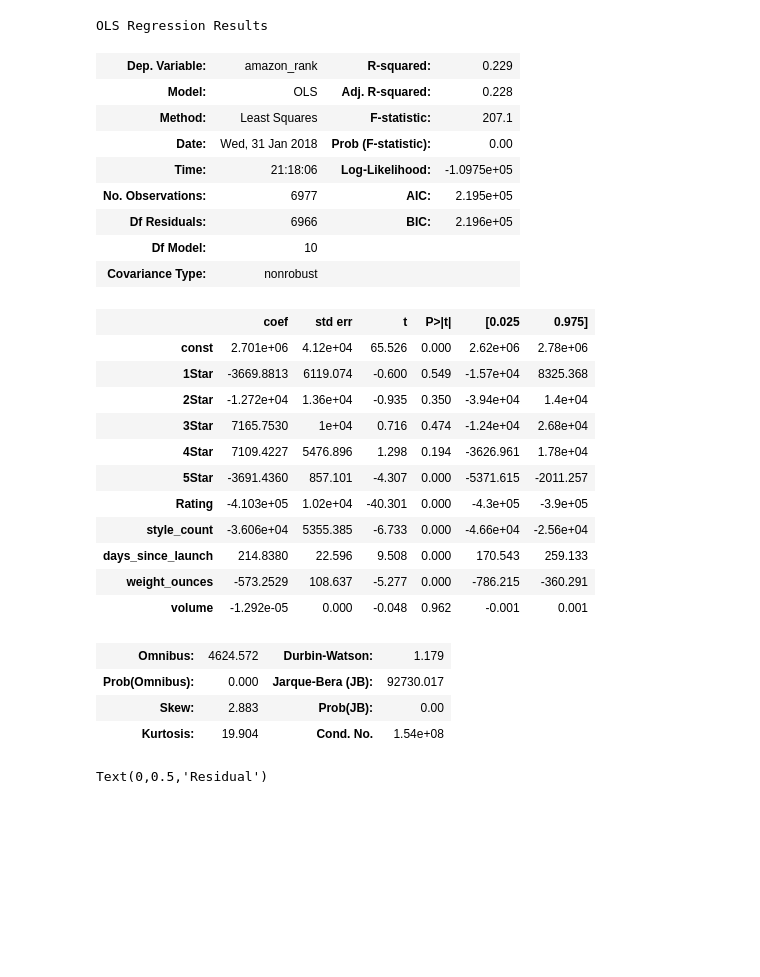
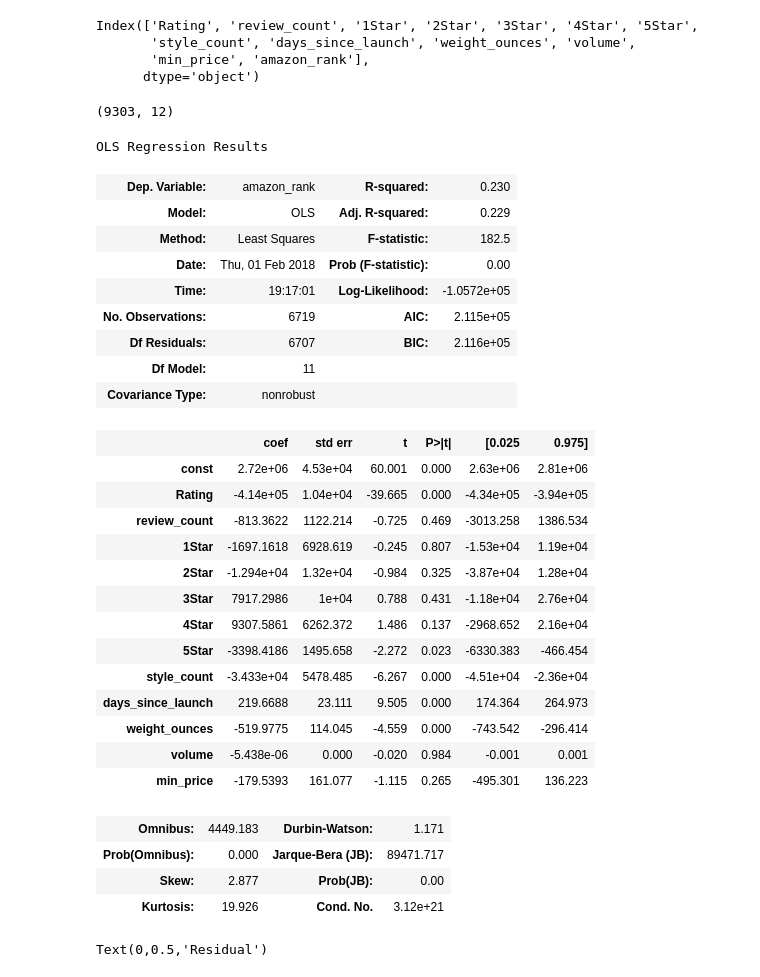
Before and after one commit to Ifeadewumi/metis_work, a Jupyter notebook: luther/Amazon_data_clean.ipynb, the cells around one changed output. Saved outputs shown, nothing was run; the diff lists cells and outputs as text; code cells hidden in the pictures; blank space fills up the shorter version.

```diff
--- a/luther/Amazon_data_clean.ipynb
+++ b/luther/Amazon_data_clean.ipynb
@@ -293,5 +274,3 @@ df.shape
 # %%
 # Set inverse rank
 # df['inverse_rank'] = 21112839 - df['amazon_rank']
-# %%
-df.drop(['index', 'Brand', 'Name', 'Url', 'styles', 'volume_dimensions', 'rank_category', 'asin', 'volume_unit', 'max_price'], axis=1, inplace=True)
@@ -313,0 +298,6 @@ dummy_df.head()
+# %%
+# Create new df with no unnecessary columns; Volume units are all inches, so it doesn't matter
+df_vol = df.drop(['index', 'Brand', 'Name', 'Url', 'styles', 'volume_dimensions', 'rank_category', 'asin', 'volume_unit', 'max_price'], axis=1).copy()
+
+# Create alternate df with no volume because too many NaN
+df_novol = df_vol.drop(['volume'], axis=1).copy()
@@ -314,2 +310,17 @@ dummy_df.head()
+# %%
+# Drop all rows with NaN values
+df_vol = df_vol.dropna()
+df_novol = df_novol.dropna()
+# %%
+df_vol.columns
+# %% [output]
+Index(['Rating', 'review_count', '1Star', '2Star', '3Star', '4Star', '5Star',
+       'style_count', 'days_since_launch', 'weight_ounces', 'volume',
+       'min_price', 'amazon_rank'],
+      dtype='object')
+# %%
+df_novol.shape
+# %% [output]
+(9303, 12)
 # %%
 # df.corr()
@@ -320,37 +327,40 @@ dummy_df.head()
 # %%
-X=dummy_df.loc[:,['1Star', '2Star', '3Star', '4Star', '5Star', 'Rating',
-       'style_count', 'days_since_launch', 'weight_ounces', 'volume']]
+X=df_vol.loc[:,['Rating', 'review_count', '1Star', '2Star', '3Star', '4Star', '5Star',
+       'style_count', 'days_since_launch', 'weight_ounces', 'volume',
+       'min_price']]
 
-y=dummy_df['amazon_rank']
+y=df_vol['amazon_rank']
 
 model = sm.OLS(y,sm.add_constant(X), missing="drop")
 results = model.fit()
 
 results.summary()
 # %% [output]
 OLS Regression Results
-| Dep. Variable: | amazon_rank | R-squared: | 0.229 |
-| Model: | OLS | Adj. R-squared: | 0.228 |
-| Method: | Least Squares | F-statistic: | 207.1 |
-| Date: | Wed, 31 Jan 2018 | Prob (F-statistic): | 0.00 |
-| Time: | 21:18:06 | Log-Likelihood: | -1.0975e+05 |
-| No. Observations: | 6977 | AIC: | 2.195e+05 |
-| Df Residuals: | 6966 | BIC: | 2.196e+05 |
-| Df Model: | 10 |  |  |
+| Dep. Variable: | amazon_rank | R-squared: | 0.230 |
+| Model: | OLS | Adj. R-squared: | 0.229 |
+| Method: | Least Squares | F-statistic: | 182.5 |
+| Date: | Thu, 01 Feb 2018 | Prob (F-statistic): | 0.00 |
+| Time: | 19:17:01 | Log-Likelihood: | -1.0572e+05 |
+| No. Observations: | 6719 | AIC: | 2.115e+05 |
+| Df Residuals: | 6707 | BIC: | 2.116e+05 |
+| Df Model: | 11 |  |  |
 | Covariance Type: | nonrobust |  |  |
 |  | coef | std err | t | P>|t| | [0.025 | 0.975] |
-| const | 2.701e+06 | 4.12e+04 | 65.526 | 0.000 | 2.62e+06 | 2.78e+06 |
-| 1Star | -3669.8813 | 6119.074 | -0.600 | 0.549 | -1.57e+04 | 8325.368 |
-| 2Star | -1.272e+04 | 1.36e+04 | -0.935 | 0.350 | -3.94e+04 | 1.4e+04 |
-| 3Star | 7165.7530 | 1e+04 | 0.716 | 0.474 | -1.24e+04 | 2.68e+04 |
-| 4Star | 7109.4227 | 5476.896 | 1.298 | 0.194 | -3626.961 | 1.78e+04 |
-| 5Star | -3691.4360 | 857.101 | -4.307 | 0.000 | -5371.615 | -2011.257 |
-| Rating | -4.103e+05 | 1.02e+04 | -40.301 | 0.000 | -4.3e+05 | -3.9e+05 |
-| style_count | -3.606e+04 | 5355.385 | -6.733 | 0.000 | -4.66e+04 | -2.56e+04 |
-| days_since_launch | 214.8380 | 22.596 | 9.508 | 0.000 | 170.543 | 259.133 |
-| weight_ounces | -573.2529 | 108.637 | -5.277 | 0.000 | -786.215 | -360.291 |
-| volume | -1.292e-05 | 0.000 | -0.048 | 0.962 | -0.001 | 0.001 |
+| const | 2.72e+06 | 4.53e+04 | 60.001 | 0.000 | 2.63e+06 | 2.81e+06 |
+| Rating | -4.14e+05 | 1.04e+04 | -39.665 | 0.000 | -4.34e+05 | -3.94e+05 |
+| review_count | -813.3622 | 1122.214 | -0.725 | 0.469 | -3013.258 | 1386.534 |
+| 1Star | -1697.1618 | 6928.619 | -0.245 | 0.807 | -1.53e+04 | 1.19e+04 |
+| 2Star | -1.294e+04 | 1.32e+04 | -0.984 | 0.325 | -3.87e+04 | 1.28e+04 |
+| 3Star | 7917.2986 | 1e+04 | 0.788 | 0.431 | -1.18e+04 | 2.76e+04 |
+| 4Star | 9307.5861 | 6262.372 | 1.486 | 0.137 | -2968.652 | 2.16e+04 |
+| 5Star | -3398.4186 | 1495.658 | -2.272 | 0.023 | -6330.383 | -466.454 |
+| style_count | -3.433e+04 | 5478.485 | -6.267 | 0.000 | -4.51e+04 | -2.36e+04 |
+| days_since_launch | 219.6688 | 23.111 | 9.505 | 0.000 | 174.364 | 264.973 |
+| weight_ounces | -519.9775 | 114.045 | -4.559 | 0.000 | -743.542 | -296.414 |
+| volume | -5.438e-06 | 0.000 | -0.020 | 0.984 | -0.001 | 0.001 |
+| min_price | -179.5393 | 161.077 | -1.115 | 0.265 | -495.301 | 136.223 |
-| Omnibus: | 4624.572 | Durbin-Watson: | 1.179 |
-| Prob(Omnibus): | 0.000 | Jarque-Bera (JB): | 92730.017 |
-| Skew: | 2.883 | Prob(JB): | 0.00 |
-| Kurtosis: | 19.904 | Cond. No. | 1.54e+08 |
+| Omnibus: | 4449.183 | Durbin-Watson: | 1.171 |
+| Prob(Omnibus): | 0.000 | Jarque-Bera (JB): | 89471.717 |
+| Skew: | 2.877 | Prob(JB): | 0.00 |
+| Kurtosis: | 19.926 | Cond. No. | 3.12e+21 |
```
Also changed, not shown: parts of 49 cells of this notebook, 1 other file.
